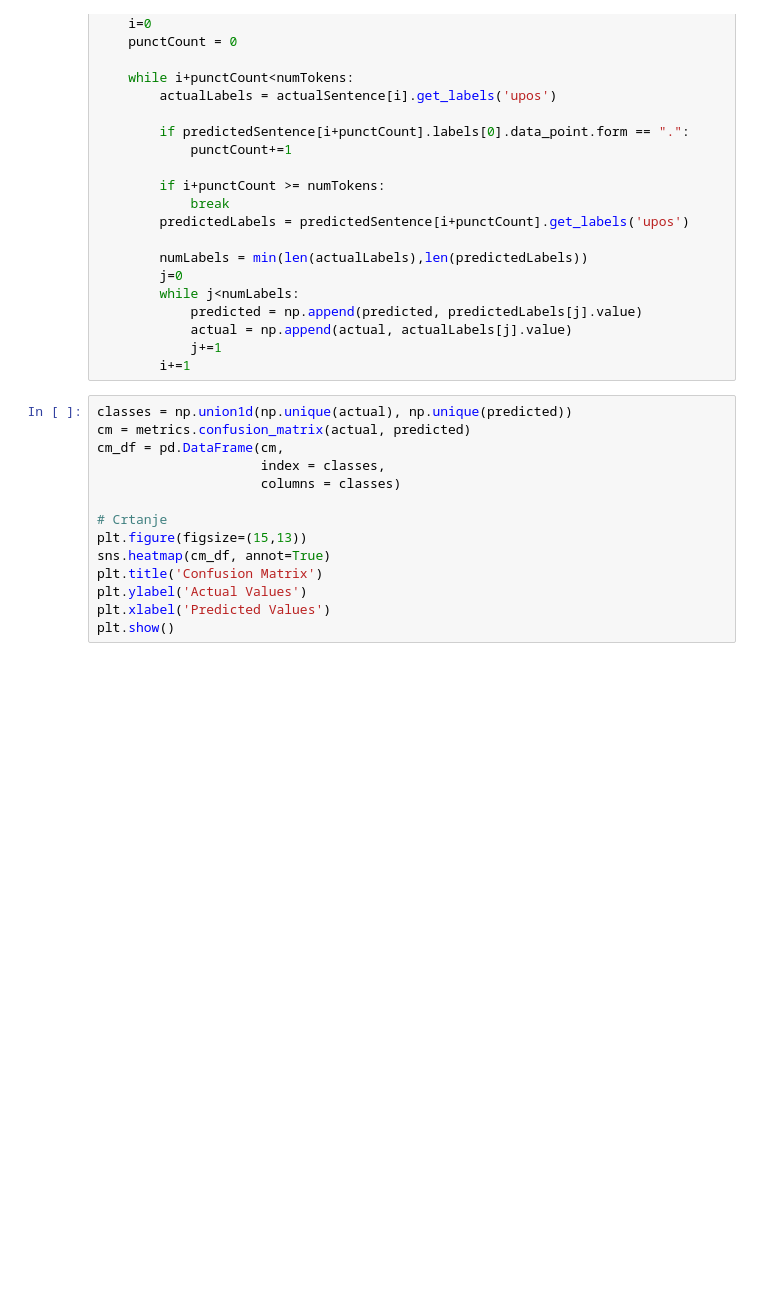
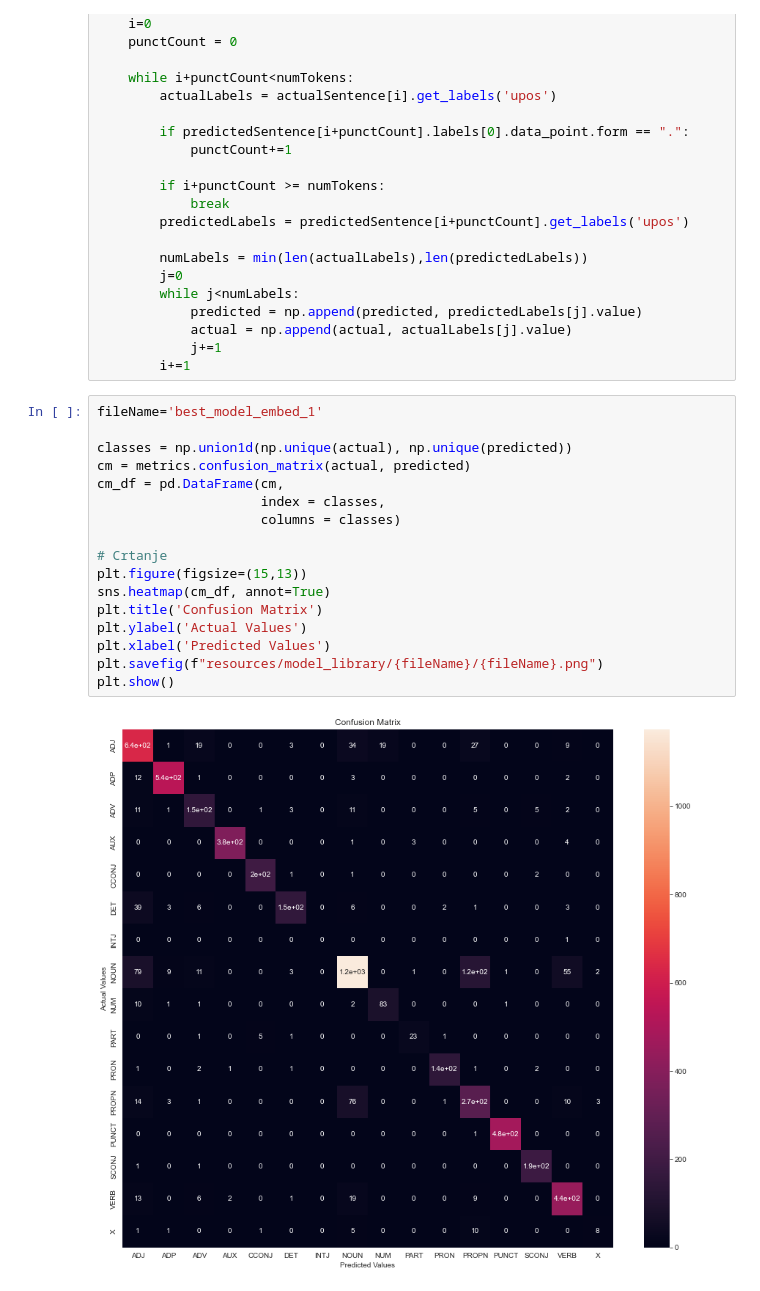
Before and after one commit to Vbatocanin/masinsko-ucenje-projekat-2022, a Jupyter notebook: embedded_model_training.ipynb, the cells around one changed output. Saved outputs shown, nothing was run; the diff lists cells and outputs as text; blank space fills up the shorter version.

Commit message:
Finished training for fwd embedding model

```diff
--- a/embedded_model_training.ipynb
+++ b/embedded_model_training.ipynb
@@ -477,19 +627,24 @@ for actualSentence in corpus2.dev:
             j+=1
         i+=1
 # %%
+fileName='best_model_embed_1'
+
 classes = np.union1d(np.unique(actual), np.unique(predicted))
 cm = metrics.confusion_matrix(actual, predicted)
 cm_df = pd.DataFrame(cm,
                      index = classes,
                      columns = classes)
 
 # Crtanje
 plt.figure(figsize=(15,13))
 sns.heatmap(cm_df, annot=True)
 plt.title('Confusion Matrix')
 plt.ylabel('Actual Values')
 plt.xlabel('Predicted Values')
+plt.savefig(f"resources/model_library/{fileName}/{fileName}.png")
 plt.show()
+# %% [output]
+[figure, added]
 # %%
 sentence = Sentence('Srbija je tokom bombardovanja devedesetih izgubila mnoge kulturne znamenitosti.')
 model.predict(sentence)
```
Also changed, not shown: parts of 9 cells of this notebook, 3 other files.
